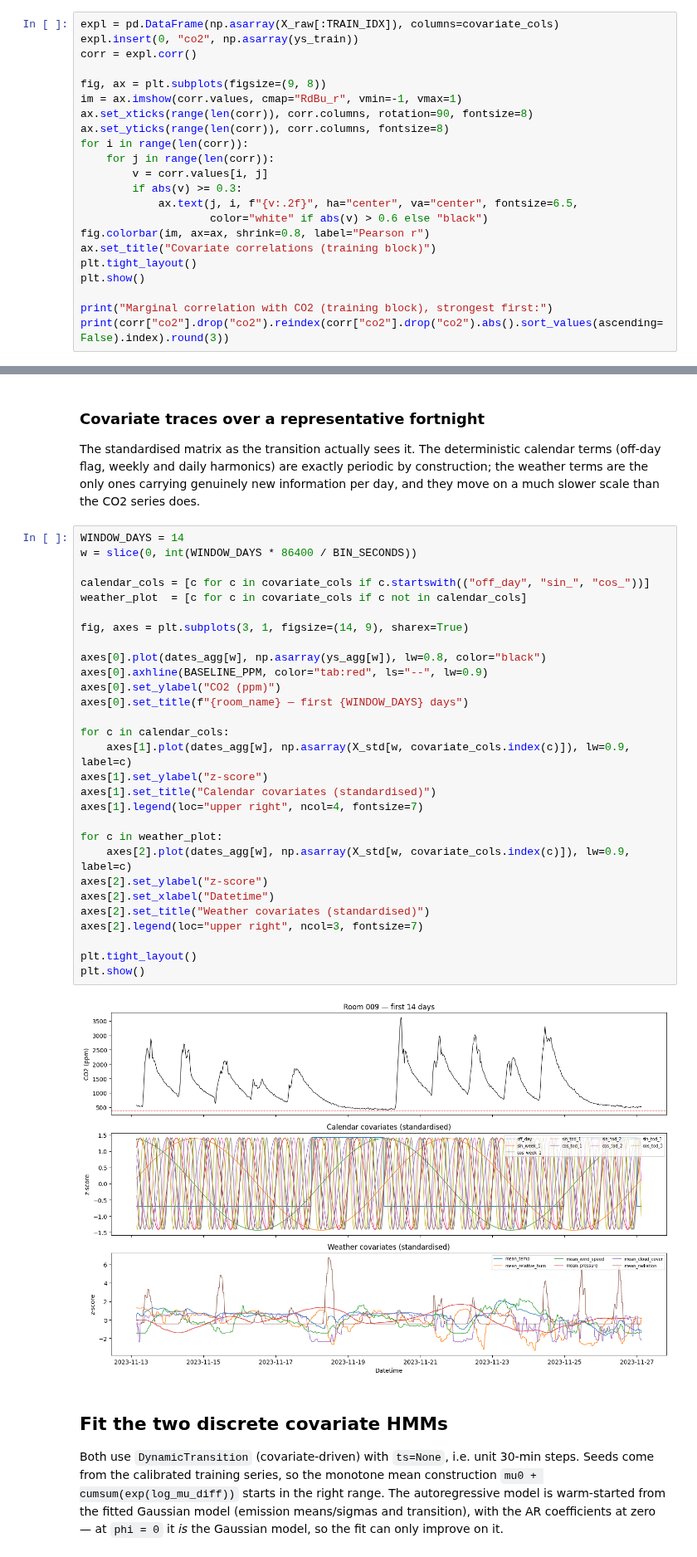
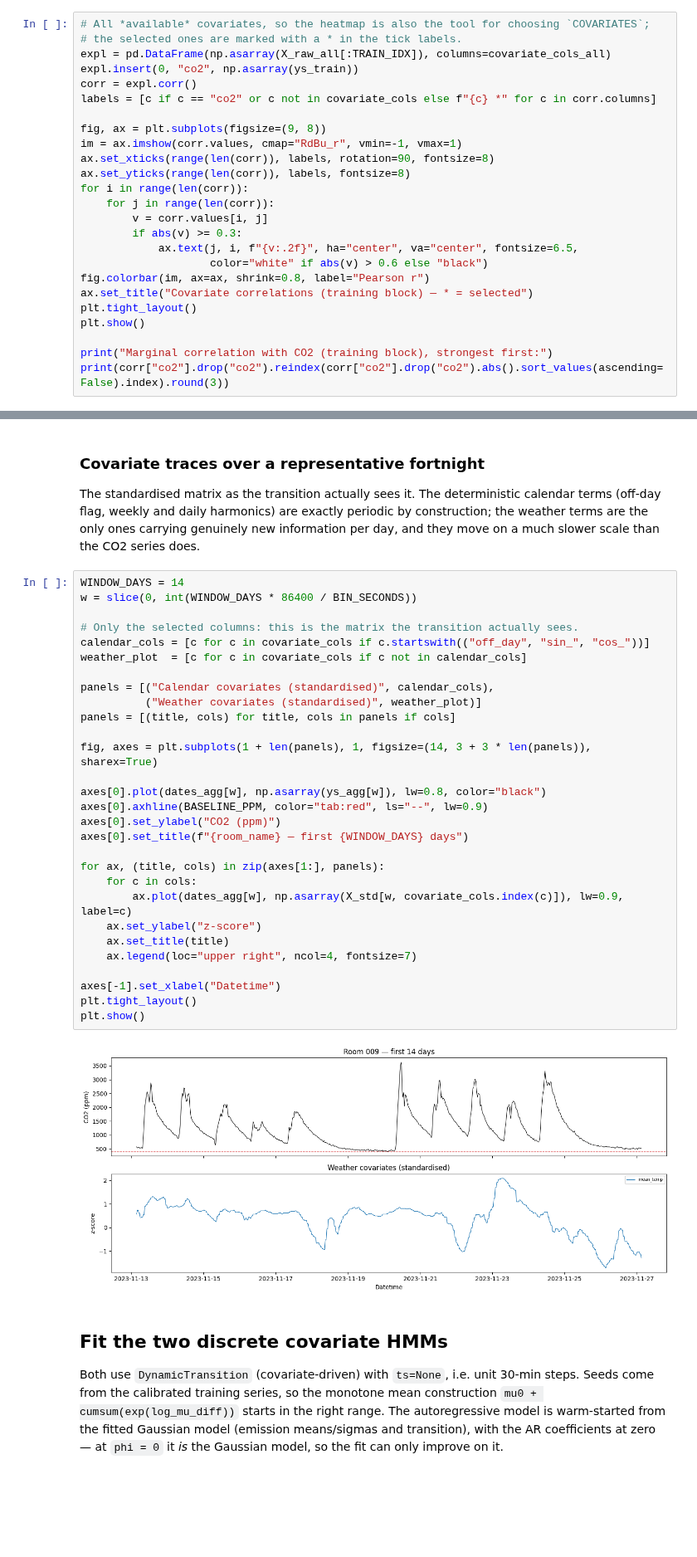
Before and after one commit to Maccen26/hmm-modelling, a Jupyter notebook: week_5.ipynb, the cells around one changed output, grey strips where cells are left out. Shown at 83% size. Saved outputs shown, nothing was run; the diff lists cells and outputs as text; blank space fills up the shorter version.

```diff
--- a/week_5.ipynb
+++ b/week_5.ipynb
@@ -197,14 +388,17 @@ Collinearity matters here because the transition spends `D * STATES * (STATES -
 `beta` — two covariates saying the same thing cost the full budget and buy one covariate's worth
 of information.
 # %%
-expl = pd.DataFrame(np.asarray(X_raw[:TRAIN_IDX]), columns=covariate_cols)
+# All *available* covariates, so the heatmap is also the tool for choosing `COVARIATES`;
+# the selected ones are marked with a * in the tick labels.
+expl = pd.DataFrame(np.asarray(X_raw_all[:TRAIN_IDX]), columns=covariate_cols_all)
 expl.insert(0, "co2", np.asarray(ys_train))
 corr = expl.corr()
+labels = [c if c == "co2" or c not in covariate_cols else f"{c} *" for c in corr.columns]
 
 fig, ax = plt.subplots(figsize=(9, 8))
 im = ax.imshow(corr.values, cmap="RdBu_r", vmin=-1, vmax=1)
-ax.set_xticks(range(len(corr)), corr.columns, rotation=90, fontsize=8)
-ax.set_yticks(range(len(corr)), corr.columns, fontsize=8)
+ax.set_xticks(range(len(corr)), labels, rotation=90, fontsize=8)
+ax.set_yticks(range(len(corr)), labels, fontsize=8)
 for i in range(len(corr)):
     for j in range(len(corr)):
         v = corr.values[i, j]
@@ -212,7 +406,7 @@ for i in range(len(corr)):
             ax.text(j, i, f"{v:.2f}", ha="center", va="center", fontsize=6.5,
                     color="white" if abs(v) > 0.6 else "black")
 fig.colorbar(im, ax=ax, shrink=0.8, label="Pearson r")
-ax.set_title("Covariate correlations (training block)")
+ax.set_title("Covariate correlations (training block) — * = selected")
 plt.tight_layout()
 plt.show()
 
@@ -247,34 +435,34 @@ slower scale than the CO2 series does.
 # %%
 WINDOW_DAYS = 14
 w = slice(0, int(WINDOW_DAYS * 86400 / BIN_SECONDS))
 
+# Only the selected columns: this is the matrix the transition actually sees.
 calendar_cols = [c for c in covariate_cols if c.startswith(("off_day", "sin_", "cos_"))]
 weather_plot  = [c for c in covariate_cols if c not in calendar_cols]
 
-fig, axes = plt.subplots(3, 1, figsize=(14, 9), sharex=True)
+panels = [("Calendar covariates (standardised)", calendar_cols),
+          ("Weather covariates (standardised)", weather_plot)]
+panels = [(title, cols) for title, cols in panels if cols]
+
+fig, axes = plt.subplots(1 + len(panels), 1, figsize=(14, 3 + 3 * len(panels)), sharex=True)
 
 axes[0].plot(dates_agg[w], np.asarray(ys_agg[w]), lw=0.8, color="black")
 axes[0].axhline(BASELINE_PPM, color="tab:red", ls="--", lw=0.9)
 axes[0].set_ylabel("CO2 (ppm)")
 axes[0].set_title(f"{room_name} — first {WINDOW_DAYS} days")
 
-for c in calendar_cols:
-    axes[1].plot(dates_agg[w], np.asarray(X_std[w, covariate_cols.index(c)]), lw=0.9, label=c)
-axes[1].set_ylabel("z-score")
-axes[1].set_title("Calendar covariates (standardised)")
-axes[1].legend(loc="upper right", ncol=4, fontsize=7)
+for ax, (title, cols) in zip(axes[1:], panels):
+    for c in cols:
+        ax.plot(dates_agg[w], np.asarray(X_std[w, covariate_cols.index(c)]), lw=0.9, label=c)
+    ax.set_ylabel("z-score")
+    ax.set_title(title)
+    ax.legend(loc="upper right", ncol=4, fontsize=7)
 
-for c in weather_plot:
-    axes[2].plot(dates_agg[w], np.asarray(X_std[w, covariate_cols.index(c)]), lw=0.9, label=c)
-axes[2].set_ylabel("z-score")
-axes[2].set_xlabel("Datetime")
-axes[2].set_title("Weather covariates (standardised)")
-axes[2].legend(loc="upper right", ncol=3, fontsize=7)
-
+axes[-1].set_xlabel("Datetime")
 plt.tight_layout()
 plt.show()
 # %% [output]
-[figure, old version]
+[figure, new version]
 # %% [markdown]
 ## Fit the two discrete covariate HMMs
 
```
Also changed, not shown: parts of 27 cells of this notebook, 2 other files.
